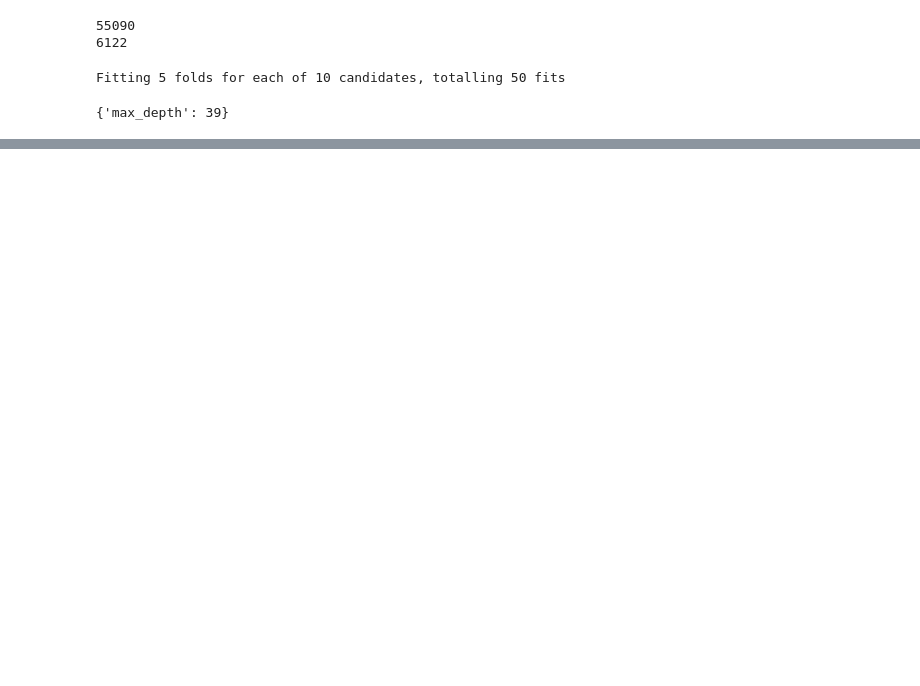
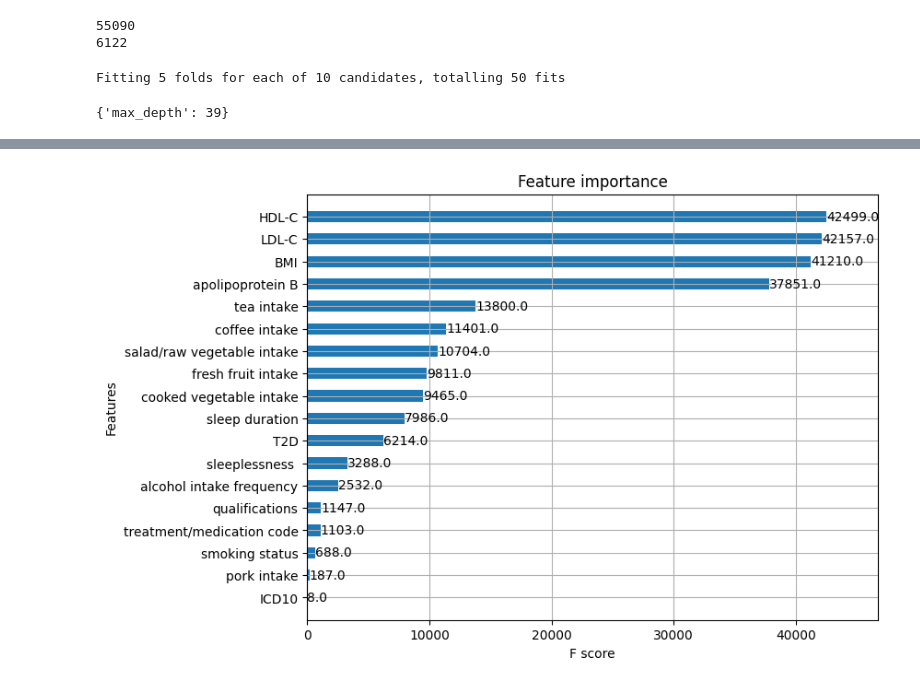
Before and after one commit to Liuzhe30/POI-Pred, a Jupyter notebook: experiments/04-feature-filtering.ipynb, the cells around one changed output, grey strips where cells are left out. Cells and saved outputs as stored; diff of their text form; code cells hidden in the pictures; blank space fills up the shorter version.

```diff
--- a/experiments/04-feature-filtering.ipynb
+++ b/experiments/04-feature-filtering.ipynb
@@ -315 +311,16 @@ AUC :  0.8630027510957905
 [figure]
+# %%
+from xgboost import plot_importance
+### plot feature importance
+fig,ax = plt.subplots(figsize=(8,6))
+feature_names = ['smoking status','sleep duration','sleeplessness ', 'coffee intake','tea intake', 'alcohol intake frequency',
+                'salad/raw vegetable intake','fresh fruit intake','cooked vegetable intake','pork intake','qualifications','BMI',
+                'HDL-C','LDL-C','apolipoprotein B','treatment/medication code','ICD10','T2D']
+clf_xgb.get_booster().feature_names = feature_names
+plot_importance(clf_xgb,
+                height=0.5,
+                ax=ax,
+                max_num_features=64)
+plt.show()
+# %% [output]
+[figure, added]
```
Also changed, not shown: parts of 11 cells of this notebook, 11 other files.
